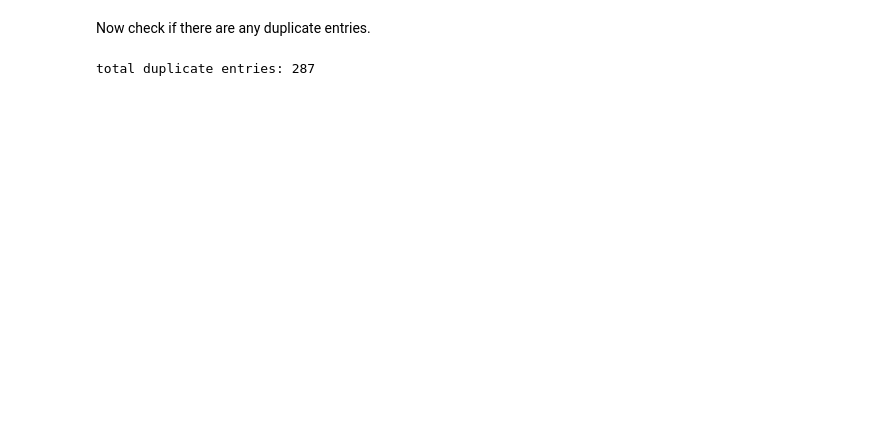
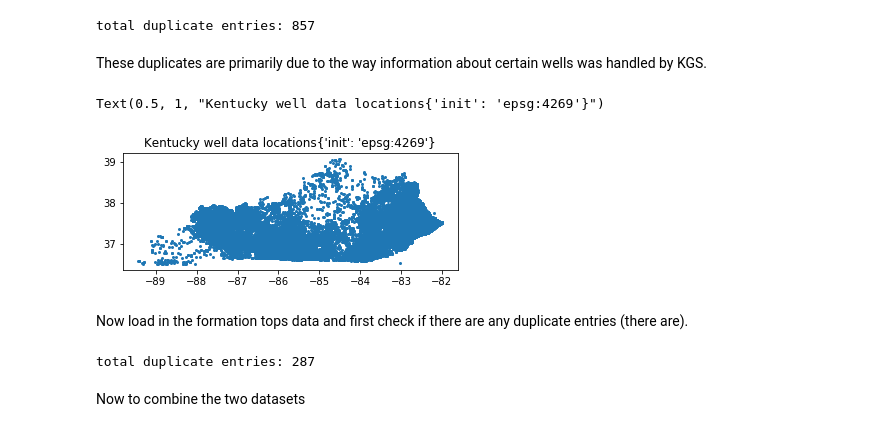
Before and after one commit to KenBolingGeoscience/TN_Wells_Project, a Jupyter notebook: Inital_Data_Conversion_and_Cleaning.ipynb, the cells around one changed output. Saved outputs shown, nothing was run; the diff lists cells and outputs as text; code cells hidden in the pictures; blank space fills up the shorter version.

```diff
--- a/Inital_Data_Conversion_and_Cleaning.ipynb
+++ b/Inital_Data_Conversion_and_Cleaning.ipynb
@@ -61,5 +46,24 @@ Text(0.5, 1, "Kentucky well data locations{'init': 'epsg:4269'}")
+# %%
+
+duplicate_locations_count = ky_well_locations.duplicated(subset=['KGS_Recno', 'Rec_Lat83', 'Rec_Lng83'], keep='first').sum()
+
+print('total duplicate entries:',duplicate_locations_count)
+
+ky_well_locations.drop_duplicates(subset=['KGS_Recno', 'Rec_Lat83', 'Rec_Lng83'], keep='first', inplace=True)
+# %% [output]
+total duplicate entries: 857
+# %% [markdown]
+These duplicates are primarily due to the way information about certain wells was handled by KGS.
+# %%
+ky_wells_map = ky_well_locations.cx[:, :]
+
+ky_map = ky_wells_map.plot(markersize=4)
+ky_map.set_title('Kentucky well data locations' + str(ky_wells_map.crs))
+# %% [output]
+Text(0.5, 1, "Kentucky well data locations{'init': 'epsg:4269'}")
+[figure, added]
 # %% [markdown]
-Now check if there are any duplicate entries.
+Now load in the formation tops data and first check if there are any duplicate entries (there are).
 # %%
 ky_tops_data = pd.read_csv('KY\\KY_TOPS\\KY_FM_Tops_Data_csv_update.csv')
 
@@ -79,3 +85,5 @@ ky_tops_data.drop_duplicates(subset=['record_number',
                                            'fm_top_depth_ft',
                                            'comments',
                                            'source'], keep='first', inplace=True)
+# %% [markdown]
+Now to combine the two datasets
```
Also changed, not shown: parts of 11 cells of this notebook, 1 other file.
